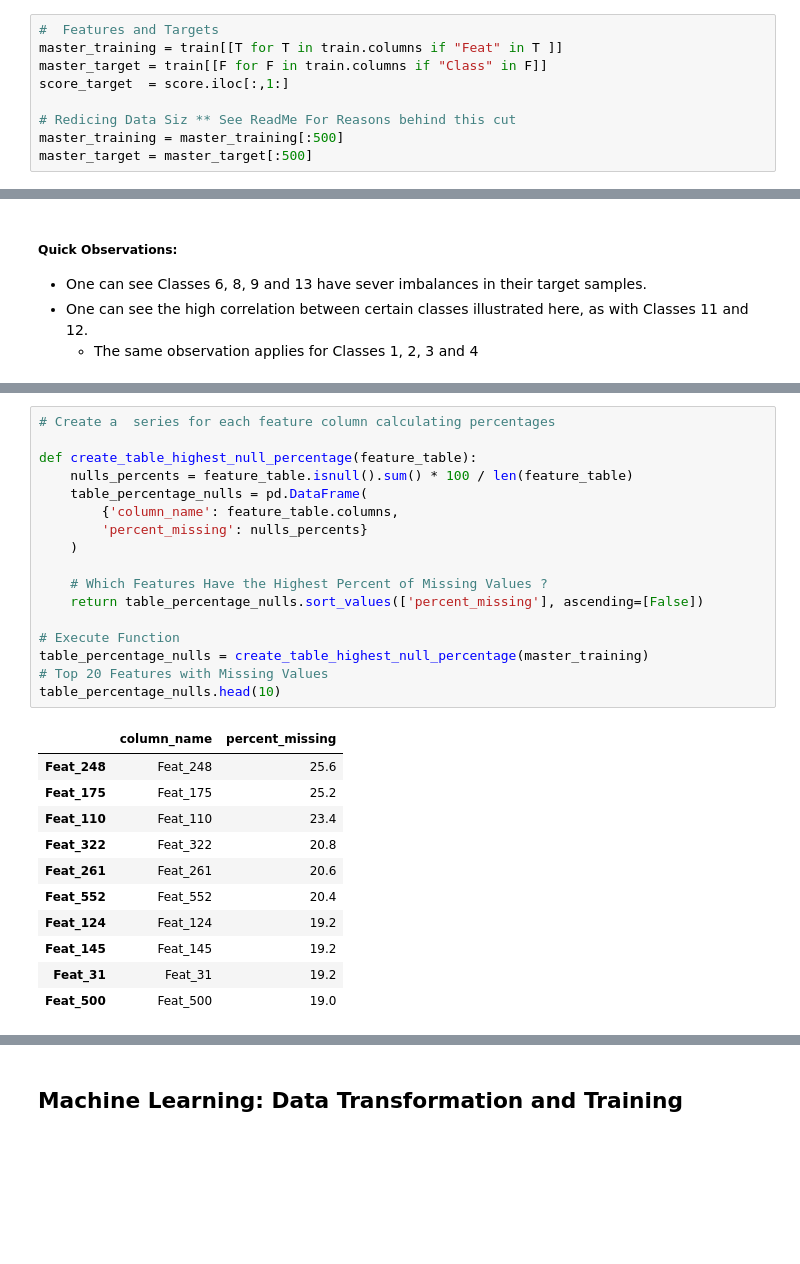
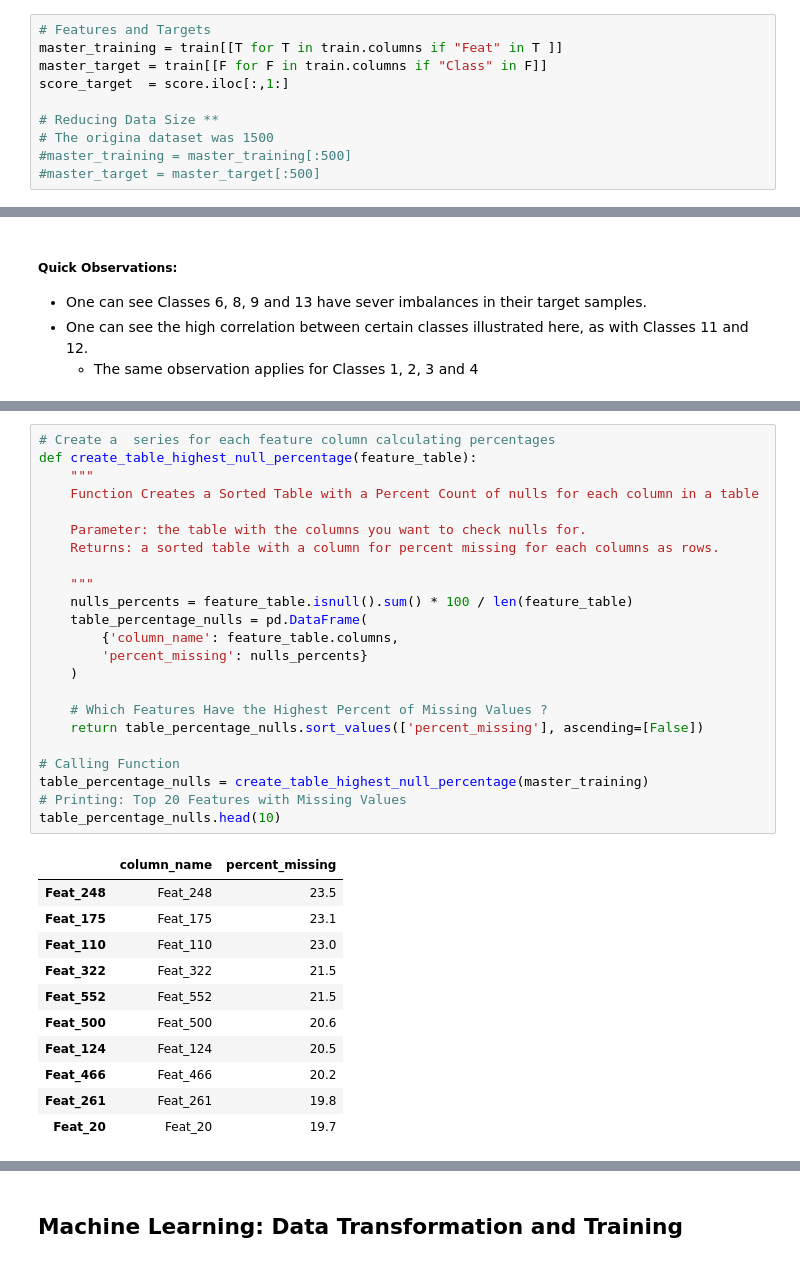
Before and after one commit to dcamposb/ML_UC3M_Kaggle_Copeti, a Jupyter notebook: kaggle_competition_dcamposb_notebook.ipynb, the cells around one changed output, grey strips where cells are left out. Drawn from its saved outputs; the diff is of its cells as text; blank space fills up the shorter version.

Commit message:
Special Explanations and Adding ID Value

```diff
--- a/kaggle_competition_dcamposb_notebook.ipynb
+++ b/kaggle_competition_dcamposb_notebook.ipynb
@@ -69,14 +106,15 @@ Understanding bias, distributions and feature relationships allows us to provide
 train = pd.read_csv("data/TrainData.csv")
 score = pd.read_csv("data/TestData_unlabeled.csv")
 # %%
-#  Features and Targets
+# Features and Targets
 master_training = train[[T for T in train.columns if "Feat" in T ]]
 master_target = train[[F for F in train.columns if "Class" in F]]
 score_target  = score.iloc[:,1:]
 
-# Redicing Data Siz ** See ReadMe For Reasons behind this cut
-master_training = master_training[:500]
-master_target = master_target[:500]
+# Reducing Data Size **
+# The origina dataset was 1500
+#master_training = master_training[:500]
+#master_target = master_target[:500]
 # %% [markdown]
 ### Correlation Analysis
 In this section I will evaluate correlations between features and correlation with targets.
@@ -232,29 +302,35 @@ plt.tight_layout()
 # %%
 # Create a  series for each feature column calculating percentages
+def create_table_highest_null_percentage(feature_table):
+    """
+    Function Creates a Sorted Table with a Percent Count of nulls for each column in a table
 
-def create_table_highest_null_percentage(feature_table):
+    Parameter: the table with the columns you want to check nulls for.
+    Returns: a sorted table with a column for percent missing for each columns as rows.
+
+    """
     nulls_percents = feature_table.isnull().sum() * 100 / len(feature_table)
     table_percentage_nulls = pd.DataFrame(
         {'column_name': feature_table.columns,
         'percent_missing': nulls_percents}
     )
 
     # Which Features Have the Highest Percent of Missing Values ?
     return table_percentage_nulls.sort_values(['percent_missing'], ascending=[False])
 
-# Execute Function
+# Calling Function
 table_percentage_nulls = create_table_highest_null_percentage(master_training)
-# Top 20 Features with Missing Values
+# Printing: Top 20 Features with Missing Values
 table_percentage_nulls.head(10)
 # %% [output]
 |  | column_name | percent_missing |
-| Feat_248 | Feat_248 | 25.6 |
-| Feat_175 | Feat_175 | 25.2 |
-| Feat_110 | Feat_110 | 23.4 |
-| Feat_322 | Feat_322 | 20.8 |
-| Feat_261 | Feat_261 | 20.6 |
-| Feat_552 | Feat_552 | 20.4 |
-| Feat_124 | Feat_124 | 19.2 |
-| Feat_145 | Feat_145 | 19.2 |
-| Feat_31 | Feat_31 | 19.2 |
-| Feat_500 | Feat_500 | 19.0 |
+| Feat_248 | Feat_248 | 23.5 |
+| Feat_175 | Feat_175 | 23.1 |
+| Feat_110 | Feat_110 | 23.0 |
+| Feat_322 | Feat_322 | 21.5 |
+| Feat_552 | Feat_552 | 21.5 |
+| Feat_500 | Feat_500 | 20.6 |
+| Feat_124 | Feat_124 | 20.5 |
+| Feat_466 | Feat_466 | 20.2 |
+| Feat_261 | Feat_261 | 19.8 |
+| Feat_20 | Feat_20 | 19.7 |
```
Also changed, not shown: parts of 55 cells of this notebook, 17 other files.
